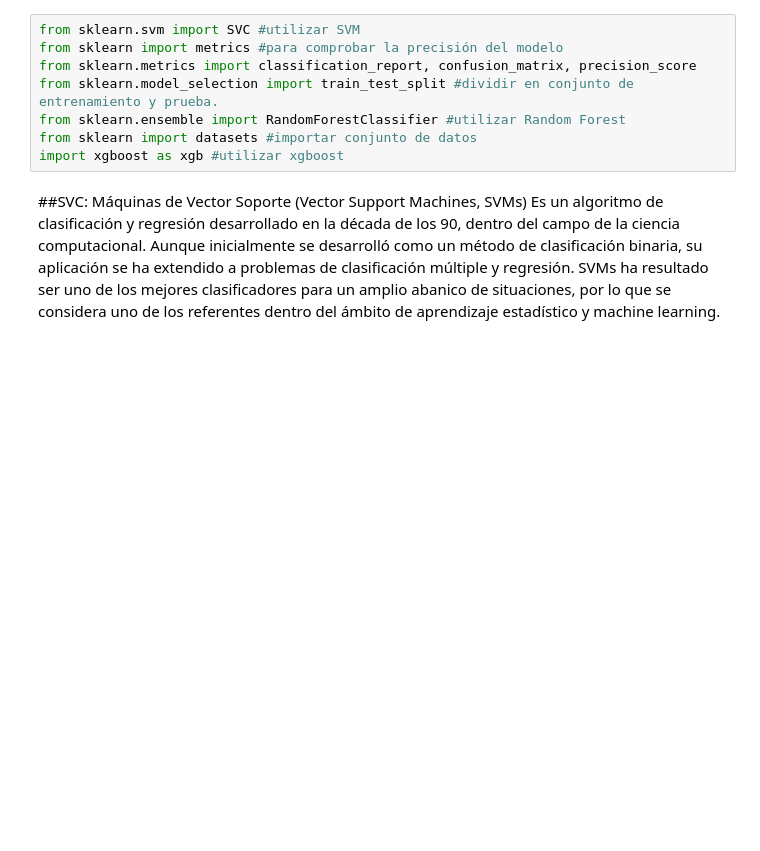
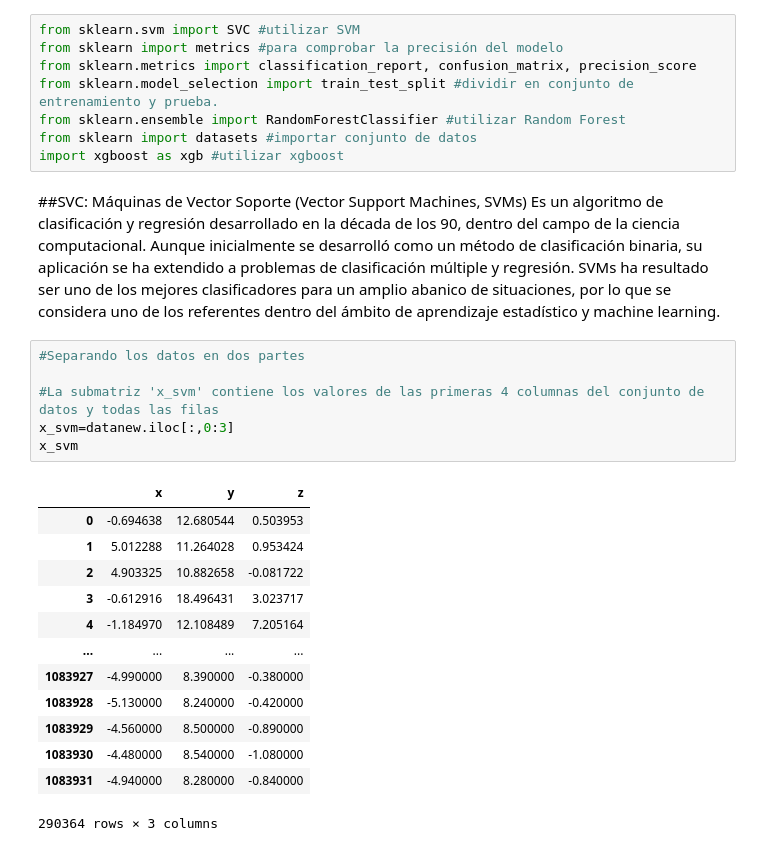
Before and after one commit to epereirasg/Curso-de-Machine-Learning, a Jupyter notebook: ProyectoFinal ML/ Entrega 04 - Model/Model.ipynb, the cells around one changed output. Cells and saved outputs as stored; diff of their text form; blank space fills up the shorter version.

```diff
--- a/ProyectoFinal ML/ Entrega 04 - Model/Model.ipynb
+++ b/ProyectoFinal ML/ Entrega 04 - Model/Model.ipynb
@@ -523,3 +523,23 @@ import xgboost as xgb #utilizar xgboost
 # %% [markdown]
 ##SVC: Máquinas de Vector Soporte (Vector Support Machines, SVMs)
 Es un algoritmo de clasificación y regresión desarrollado en la década de los 90, dentro del campo de la ciencia computacional. Aunque inicialmente se desarrolló como un método de clasificación binaria, su aplicación se ha extendido a problemas de clasificación múltiple y regresión. SVMs ha resultado ser uno de los mejores clasificadores para un amplio abanico de situaciones, por lo que se considera uno de los referentes dentro del ámbito de aprendizaje estadístico y machine learning.
+# %%
+#Separando los datos en dos partes
+
+#La submatriz 'x_svm' contiene los valores de las primeras 4 columnas del conjunto de datos y todas las filas
+x_svm=datanew.iloc[:,0:3]
+x_svm
+# %% [output]
+|  | x | y | z |
+| 0 | -0.694638 | 12.680544 | 0.503953 |
+| 1 | 5.012288 | 11.264028 | 0.953424 |
+| 2 | 4.903325 | 10.882658 | -0.081722 |
+| 3 | -0.612916 | 18.496431 | 3.023717 |
+| 4 | -1.184970 | 12.108489 | 7.205164 |
+| ... | ... | ... | ... |
+| 1083927 | -4.990000 | 8.390000 | -0.380000 |
+| 1083928 | -5.130000 | 8.240000 | -0.420000 |
+| 1083929 | -4.560000 | 8.500000 | -0.890000 |
+| 1083930 | -4.480000 | 8.540000 | -1.080000 |
+| 1083931 | -4.940000 | 8.280000 | -0.840000 |
+290364 rows × 3 columns
```
